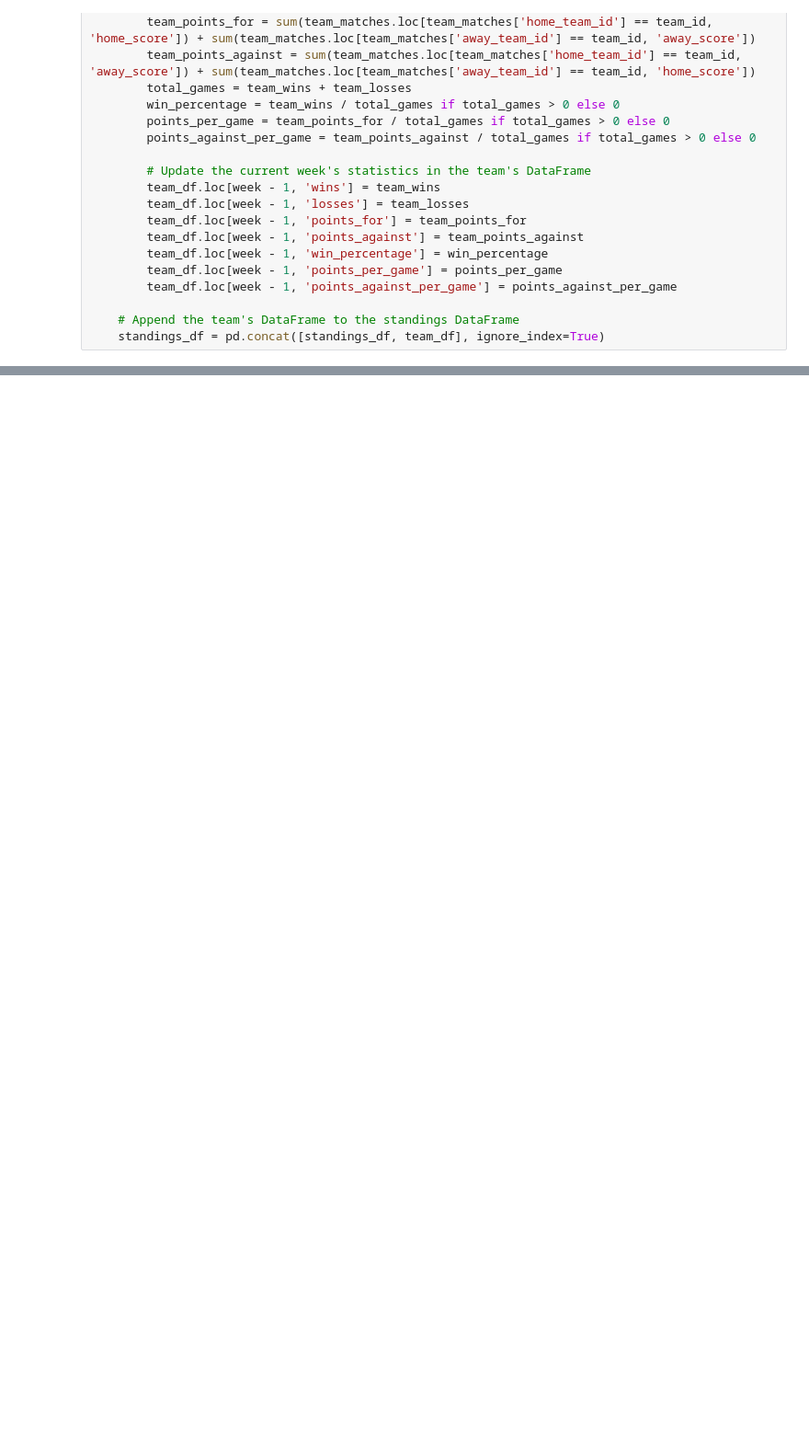
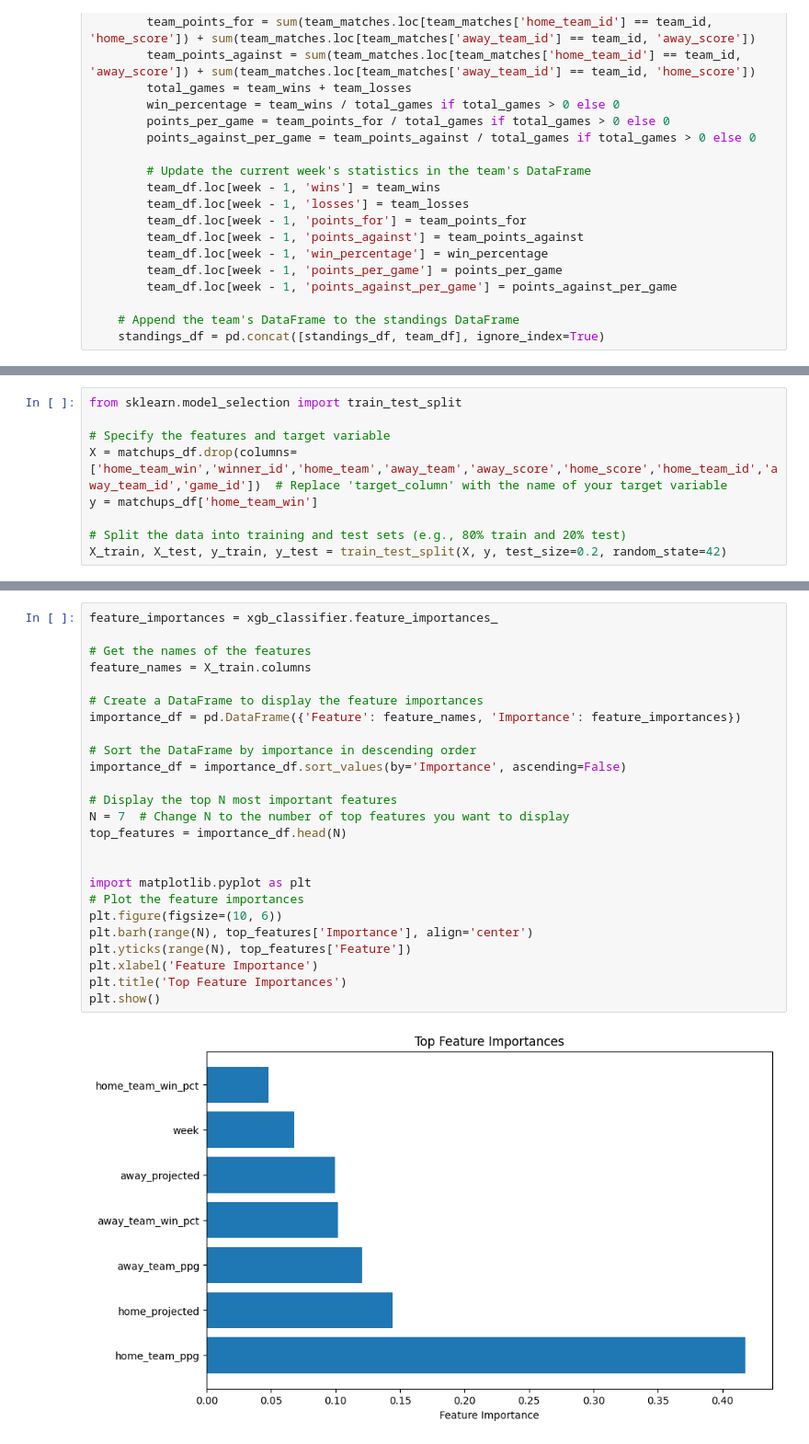
Before and after one commit to drakeweissman/fantasy, a Jupyter notebook: win_pred_model.ipynb, the cells around one changed output, grey strips where cells are left out. Shown: that part at 92% size. Drawn from its saved outputs; the diff is of its cells as text; blank space fills up the shorter version.

Commit message:
First models

```diff
--- a/win_pred_model.ipynb
+++ b/win_pred_model.ipynb
@@ -172,0 +197,9 @@ matchups_df.head(30)
+# %%
+from sklearn.model_selection import train_test_split
+
+# Specify the features and target variable
+X = matchups_df.drop(columns=['home_team_win','winner_id','home_team','away_team','away_score','home_score','home_team_id','away_team_id','game_id'])  # Replace 'target_column' with the name of your target variable
+y = matchups_df['home_team_win']
+
+# Split the data into training and test sets (e.g., 80% train and 20% test)
+X_train, X_test, y_train, y_test = train_test_split(X, y, test_size=0.2, random_state=42)
@@ -172,0 +244,27 @@ matchups_df.head(30)
+# %%
+feature_importances = xgb_classifier.feature_importances_
+
+# Get the names of the features
+feature_names = X_train.columns
+
+# Create a DataFrame to display the feature importances
+importance_df = pd.DataFrame({'Feature': feature_names, 'Importance': feature_importances})
+
+# Sort the DataFrame by importance in descending order
+importance_df = importance_df.sort_values(by='Importance', ascending=False)
+
+# Display the top N most important features
+N = 7  # Change N to the number of top features you want to display
+top_features = importance_df.head(N)
+
+
+import matplotlib.pyplot as plt
+# Plot the feature importances
+plt.figure(figsize=(10, 6))
+plt.barh(range(N), top_features['Importance'], align='center')
+plt.yticks(range(N), top_features['Feature'])
+plt.xlabel('Feature Importance')
+plt.title('Top Feature Importances')
+plt.show()
+# %% [output]
+[figure, added]
```
Also changed, not shown: parts of 5 cells of this notebook.
